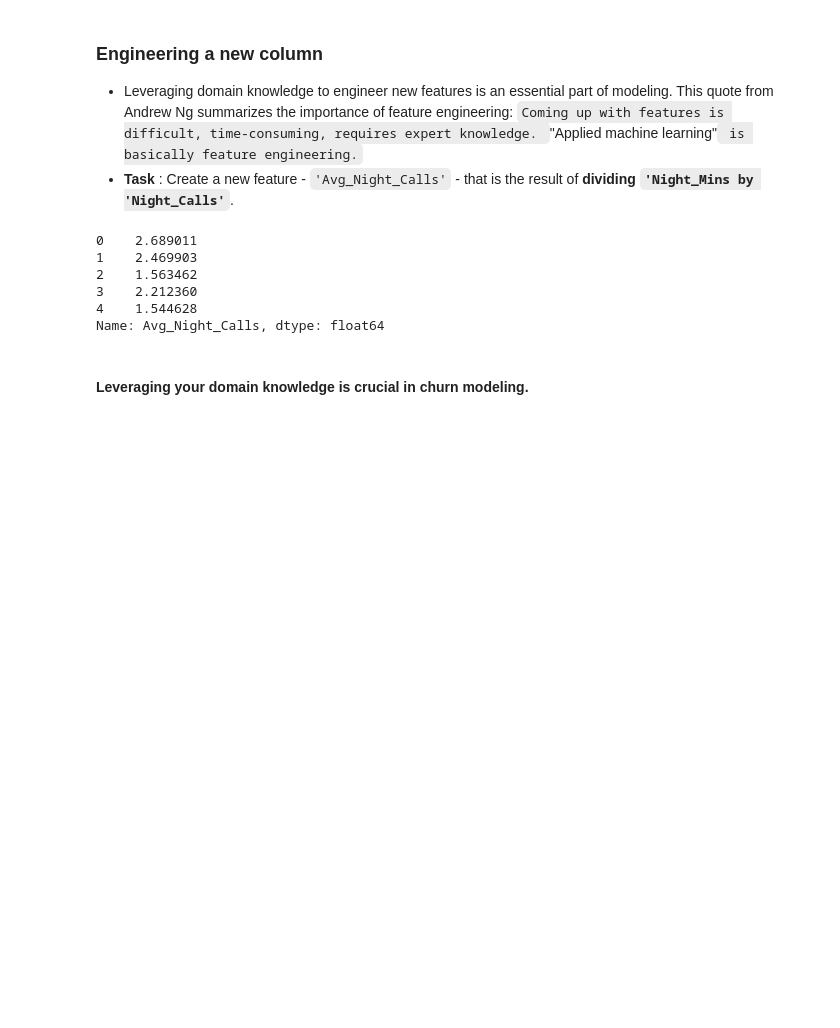
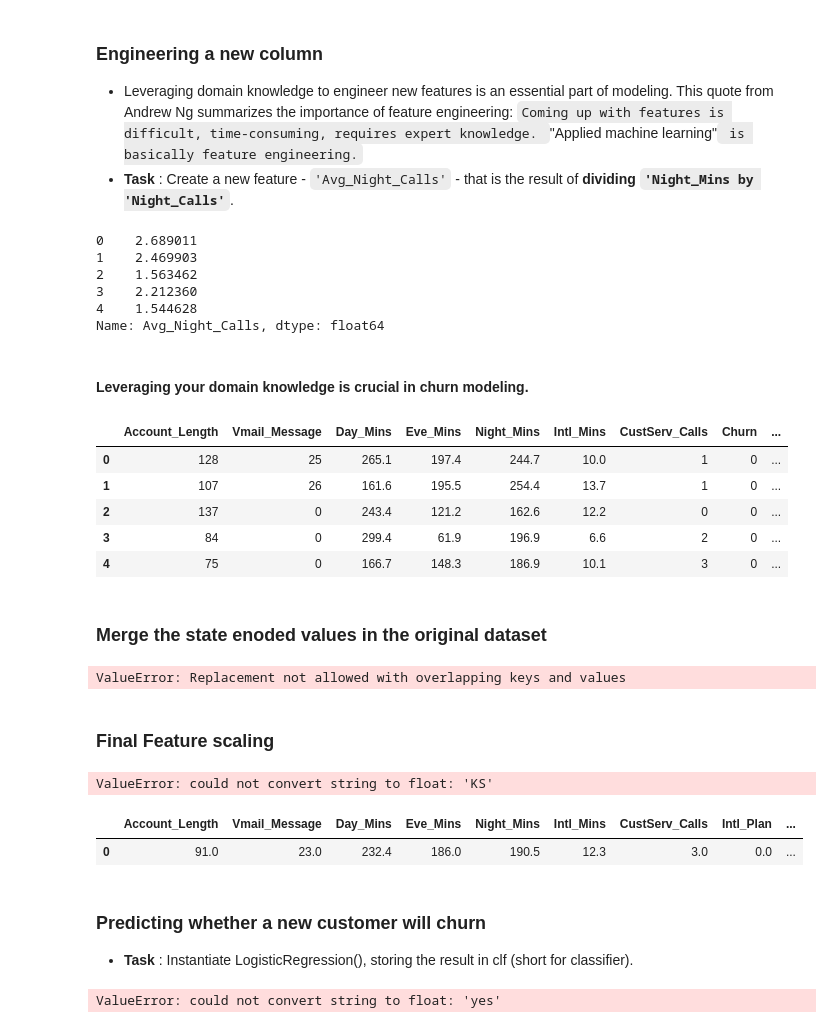
Before and after one commit to naikshubham/Predicting-Customer-Churn-, a Jupyter notebook: Customer Churn Prediction.ipynb, the cells around one changed output. Saved outputs shown, nothing was run; the diff lists cells and outputs as text; code cells hidden in the pictures; blank space fills up the shorter version.

```diff
--- a/Customer Churn Prediction.ipynb
+++ b/Customer Churn Prediction.ipynb
@@ -302,3 +302,78 @@ print(telco['Avg_Night_Calls'].head())
 Name: Avg_Night_Calls, dtype: float64
 # %% [markdown]
 #### Leveraging your domain knowledge is crucial in churn modeling.
+# %%
+telco.head()
+# %% [output]
+|  | Account_Length | Vmail_Message | Day_Mins | Eve_Mins | Night_Mins | Intl_Mins | CustServ_Calls | Churn | ... |
+| 0 | 128 | 25 | 265.1 | 197.4 | 244.7 | 10.0 | 1 | 0 | ... |
+| 1 | 107 | 26 | 161.6 | 195.5 | 254.4 | 13.7 | 1 | 0 | ... |
+| 2 | 137 | 0 | 243.4 | 121.2 | 162.6 | 12.2 | 0 | 0 | ... |
+| 3 | 84 | 0 | 299.4 | 61.9 | 196.9 | 6.6 | 2 | 0 | ... |
+| 4 | 75 | 0 | 166.7 | 148.3 | 186.9 | 10.1 | 3 | 0 | ... |
+# %% [markdown]
+### Merge the state enoded values in the original dataset
+# %%
+states = telco['State']
+for row in states:
+    telco['State'] = telco['State'].replace({row:telco_state_transpose.loc[row]})
+# telco_state_transpose = telco_state.T
+# telco['State'] = telco['State'].map(telco_state_transpose)
+
+# states = telco_state.values
+# telco = telco.drop('State', axis=1)
+# for state in states:
+#     telco['State'] = state
+# telco.head()
+# telco['State'].replace(telco_state_transpose)
+telco_state_transpose.loc["AR"]
+# %% [output]
+ValueError: Replacement not allowed with overlapping keys and values
+# %% [markdown]
+### Final Feature scaling
+# %%
+# Scale telco using StandardScaler
+telco_scaled = StandardScaler().fit_transform(telco)
+
+# Add column names back for readability
+telco_scaled_df = pd.DataFrame(telco_scaled, columns=telco.columns)
+
+telco_scaled_df.head()
+# %% [output]
+ValueError: could not convert string to float: 'KS'
+# %%
+## unseen data point
+
+cols = ['Account_Length', 'Vmail_Message', 'Day_Mins', 'Eve_Mins', 'Night_Mins', 'Intl_Mins', 'CustServ_Calls', 'Intl_Plan', 'Vmail_Plan', 'Day_Calls', 'Day_Charge', 'Eve_Calls', 'Eve_Charge',
+       'Night_Calls', 'Night_Charge', 'Intl_Calls', 'Intl_Charge']
+vals = [ 91.  ,  23.  , 232.4 , 186.  , 190.5 ,  12.3 ,   3.  ,   0.  ,
+          1.  ,  97.  ,  39.51,  88.  ,  15.81, 128.  ,   8.57,   3.  ,
+          3.32]
+
+new_customer_dict = {}
+for col,val in zip(cols,vals):
+    new_customer_dict[col] = val
+
+# print(new_customer_dict)
+new_customer = pd.DataFrame(new_customer_dict, index=[0])
+new_customer.head()
+# %% [output]
+|  | Account_Length | Vmail_Message | Day_Mins | Eve_Mins | Night_Mins | Intl_Mins | CustServ_Calls | Intl_Plan | ... |
+| 0 | 91.0 | 23.0 | 232.4 | 186.0 | 190.5 | 12.3 | 3.0 | 0.0 | ... |
+# %% [markdown]
+### Predicting whether a new customer will churn
+- **Task** : Instantiate LogisticRegression(), storing the result in clf (short for classifier).
+# %%
+# Import LogisticRegression
+from sklearn.linear_model import LogisticRegression
+
+# Instantiate the classifier
+clf = LogisticRegression()
+
+# Fit the classifier
+clf.fit(telco[cols], telco['Churn'])
+
+# Predict the label of new_customer
+print(clf.predict(new_customer))
+# %% [output]
+ValueError: could not convert string to float: 'yes'
```
Also changed, not shown: parts of 1 cell of this notebook.
